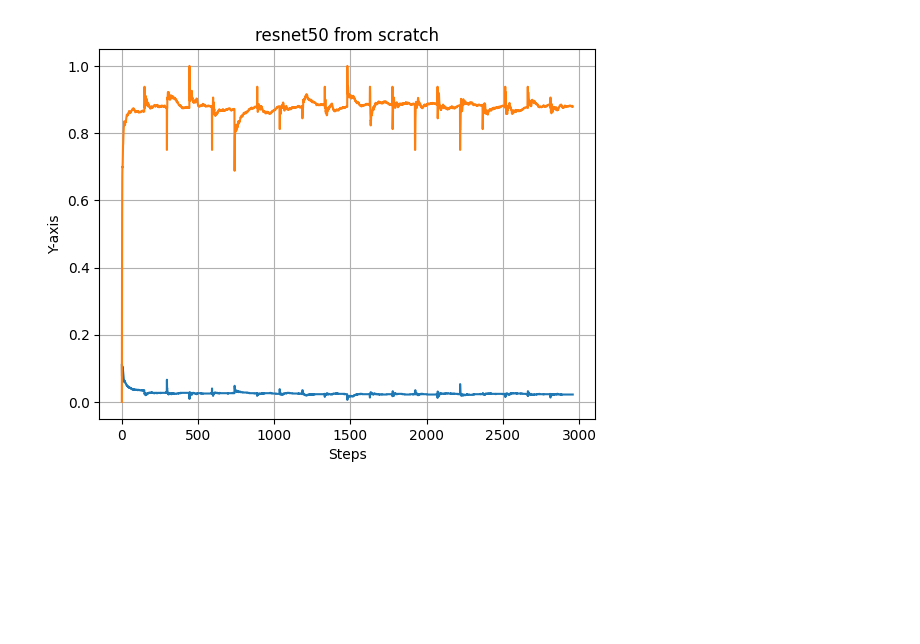
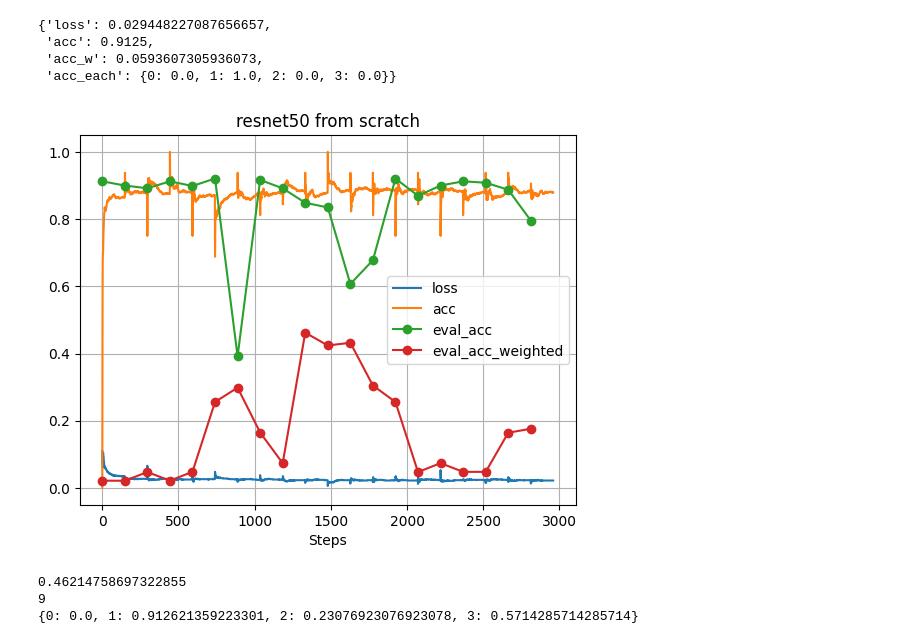
Before and after one commit to Beilong-Tang/scanline_object_detection, a Jupyter notebook: demo/visualize_experiments/model_comparision.ipynb, the cells around one changed output. Cells and saved outputs as stored; diff of their text form; code cells hidden in the pictures; blank space fills up the shorter version.

```diff
--- a/demo/visualize_experiments/model_comparision.ipynb
+++ b/demo/visualize_experiments/model_comparision.ipynb
@@ -3,20 +3,53 @@ import torch
 import matplotlib.pyplot as plt
 # %%
 epoch_step = 148 # This is roughly one epoch
+
+num_dict = {1: 206, 2: 13, 3:7}
+# %%
+hist['eval_epoch'][0]
+# %% [output]
+{'loss': 0.029448227087656657,
+ 'acc': 0.9125,
+ 'acc_w': 0.0593607305936073,
+ 'acc_each': {0: 0.0, 1: 1.0, 2: 0.0, 3: 0.0}}
 # %%
 # Draw the Results:
-## The first from resnet50:
+## resnet50 from scratch:
 hist = torch.load("/DKUdata/tangbl/courses/CS302_CV/final_project/src/scanline_traffic_object_detection/ckpt/resnet50_from_scratch/config/hist.pth")
 x = list(range(0,len(hist['train_step'])))
 step = 1
-plt.plot(x[::step], [float(i['loss']) for i in hist['train_step']][::step], linestyle='-')
-plt.plot(x[::step], [float(i['accuracy']) for i in hist['train_step']][::step], linestyle='-')
+plt.plot(x[::step], [float(i['loss']) for i in hist['train_step']][::step], linestyle='-', label='loss')
+plt.plot(x[::step], [float(i['accuracy']) for i in hist['train_step']][::step], linestyle='-', label='acc')
+
+
+acc_w_recalculate = [i['acc_each'] for i in hist['eval_epoch']]
+res = []
+total_num = sum([ 1 / i for i in num_dict.values()])
+weights = {k : 1 / i for k, i in num_dict.items()}
+for i in acc_w_recalculate:
+    avg = 0
+    for k, v in num_dict.items():
+        avg += weights[k] * i[k]
+    avg = avg / total_num
+    res.append(avg)
+
+plt.plot(x[::epoch_step], [float(i['acc']) for i in hist['eval_epoch']], linestyle='-', marker='o', label='eval_acc')
+plt.plot(x[::epoch_step], res, linestyle='-', marker = 'o', label='eval_acc_weighted')
 # plt.legend()
 plt.title("resnet50 from scratch")
 plt.grid(True)
 plt.xlabel("Steps")
-plt.ylabel("Y-axis")
+plt.legend()
+# plt.ylabel("Y-axis")
 # Show the plot
 plt.show()
+# print(sorted([-1])
+res_ = max(res)
+print(res_)
+print(res.index(res_))
+print(hist['eval_epoch'][res.index(res_)]['acc_each'])
 # %% [output]
-[figure, old version]
+[figure, new version]
+0.46214758697322855
+9
+{0: 0.0, 1: 0.912621359223301, 2: 0.23076923076923078, 3: 0.5714285714285714}
```
Also changed, not shown: parts of 5 cells of this notebook, 14 other files.
